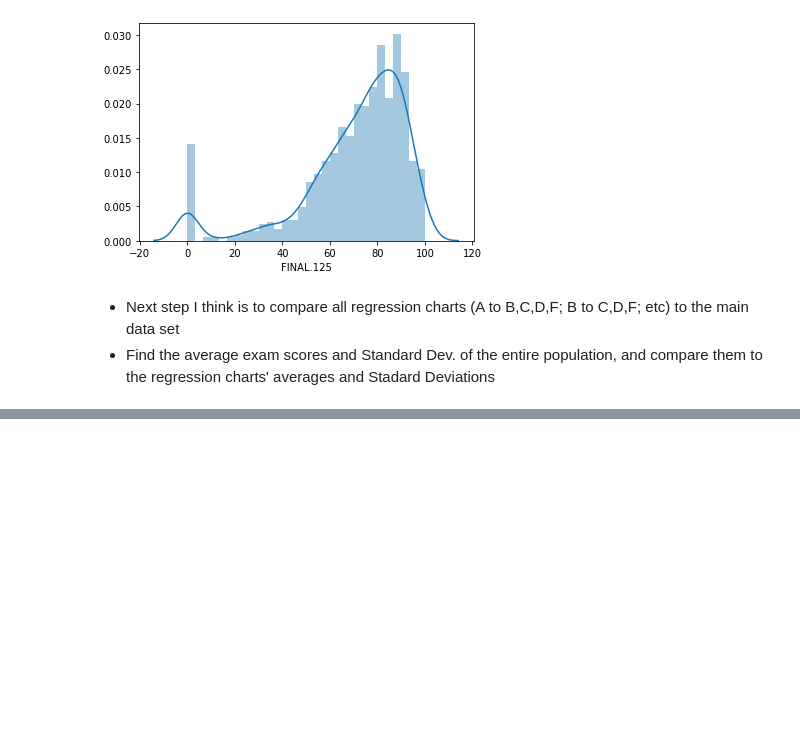
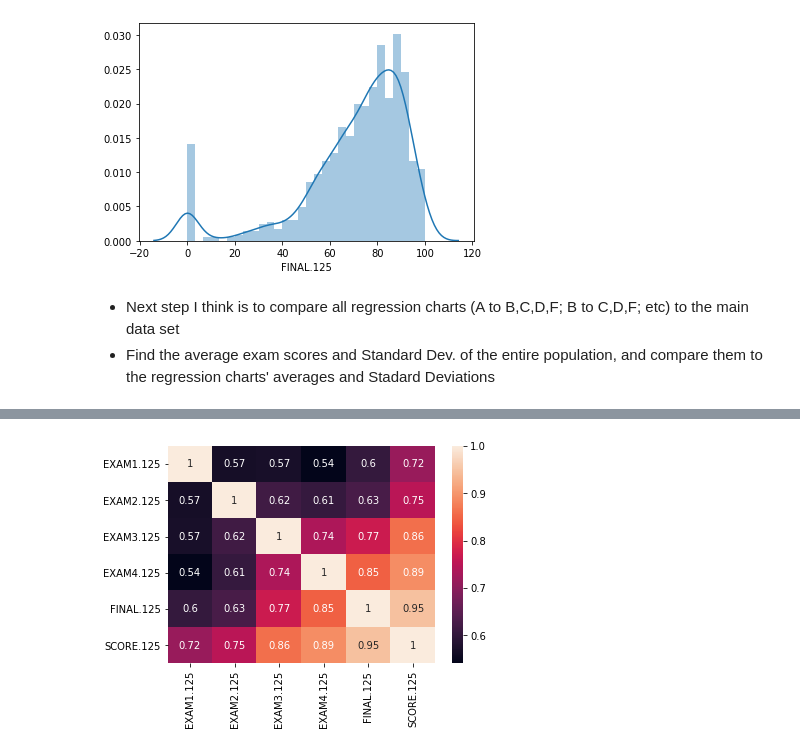
Before and after one commit to sethvfriesz/bookish-octo-guacamole, a Jupyter notebook: Final Project.ipynb, the cells around one changed output, grey strips where cells are left out. Cells and saved outputs as stored; diff of their text form; code cells hidden in the pictures; blank space fills up the shorter version.

Commit message:
Add files via upload
Update to graphs

```diff
--- a/Final Project.ipynb
+++ b/Final Project.ipynb
@@ -716,0 +496,6 @@ for n in ['EXAM1.125', 'EXAM2.125', 'EXAM3.125', 'EXAM4.125','FINAL.125']:
+# %%
+corrMatrix = C1_to_C2[['EXAM1.125','EXAM2.125','EXAM3.125','EXAM4.125','FINAL.125','SCORE.125']].corr()
+sns.heatmap(corrMatrix, annot = True)
+plt.show()
+# %% [output]
+[figure, added]
```
Also changed, not shown: parts of 7 cells of this notebook.
